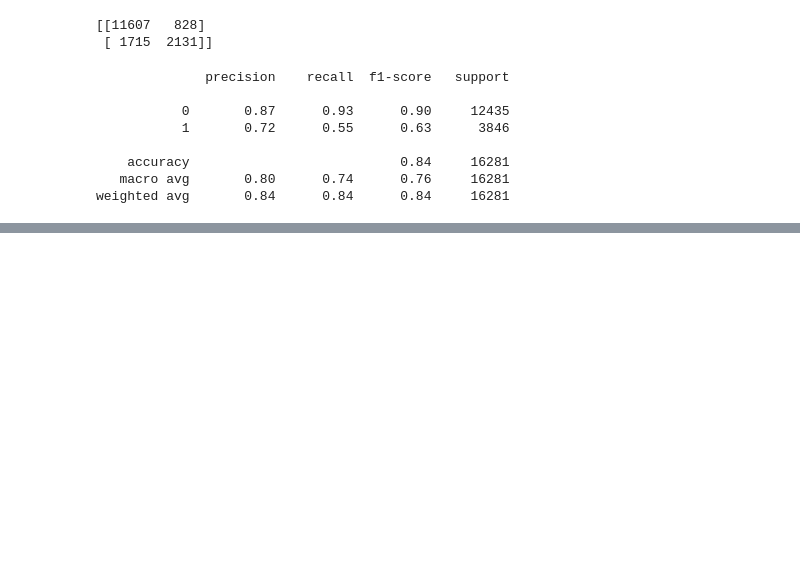
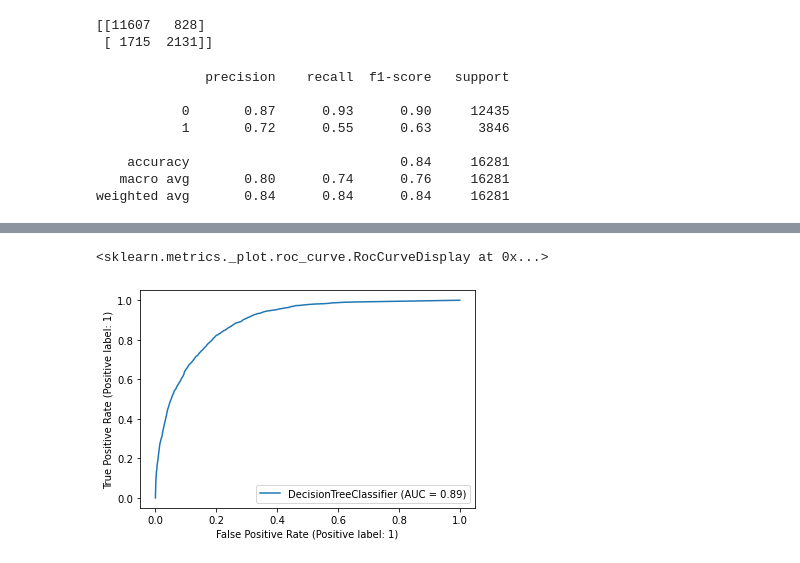
Before and after one commit to elstan-tmk/ML-assignments, a Jupyter notebook: CA-03_Decision_Tree_Algorithm/CA03_Decision_Tree.ipynb, the cells around one changed output, grey strips where cells are left out. Cells and saved outputs as stored; diff of their text form; code cells hidden in the pictures; blank space fills up the shorter version.

```diff
--- a/CA-03_Decision_Tree_Algorithm/CA03_Decision_Tree.ipynb
+++ b/CA-03_Decision_Tree_Algorithm/CA03_Decision_Tree.ipynb
@@ -294,0 +390,34 @@ weighted avg       0.84      0.84      0.84     16281
+# %%
+accuracy_list = []
+recall_list = []
+precision_list = []
+f1_score_list = []
+
+min_samples_leaf = [5,10,15,20,25,30,35,40]
+for trees in min_samples_leaf:
+    model2 = DecisionTreeClassifier(criterion= 'gini', min_samples_leaf = trees, random_state=101)
+    model2.fit(X_train, y_train)
+    y_pred = model2.predict(X_test)
+
+    accuracy_2 = np.mean(y_test == y_pred)
+    accuracy_list.append(accuracy_2.round(5))
+
+    recall_2 = recall_score(y_test,y_pred)
+    recall_list.append(recall_2.round(5))
+
+    precision_2 = precision_score(y_test,y_pred)
+    precision_list.append(precision_2.round(5))
+
+    f1_score_2 = f1_score(y_test,y_pred)
+    f1_score_list.append(f1_score_2.round(5))
+
+min_samples_leaf_table = pd.DataFrame({"Min_Samples_Leaf": min_samples_leaf, "Accuracy": accuracy_list,
+                                "Recall": recall_list, "Precision": precision_list,
+                                "F1 Score": f1_score_list})
+
+print("Run 2: After changing the Minimum Sample Leaf:")
+print("===============================")
+print(accuracy_list)
+print("===============================")
+print("In a table:")
+print(min_samples_leaf_table)
@@ -294,0 +439,6 @@ weighted avg       0.84      0.84      0.84     16281
+# %%
+from sklearn.metrics import plot_roc_curve
+plot_roc_curve(model2, X_test, y_test)
+# %% [output]
+<sklearn.metrics._plot.roc_curve.RocCurveDisplay at 0x...>
+[figure, added]
```
Also changed, not shown: parts of 18 cells of this notebook, 1 other file.
